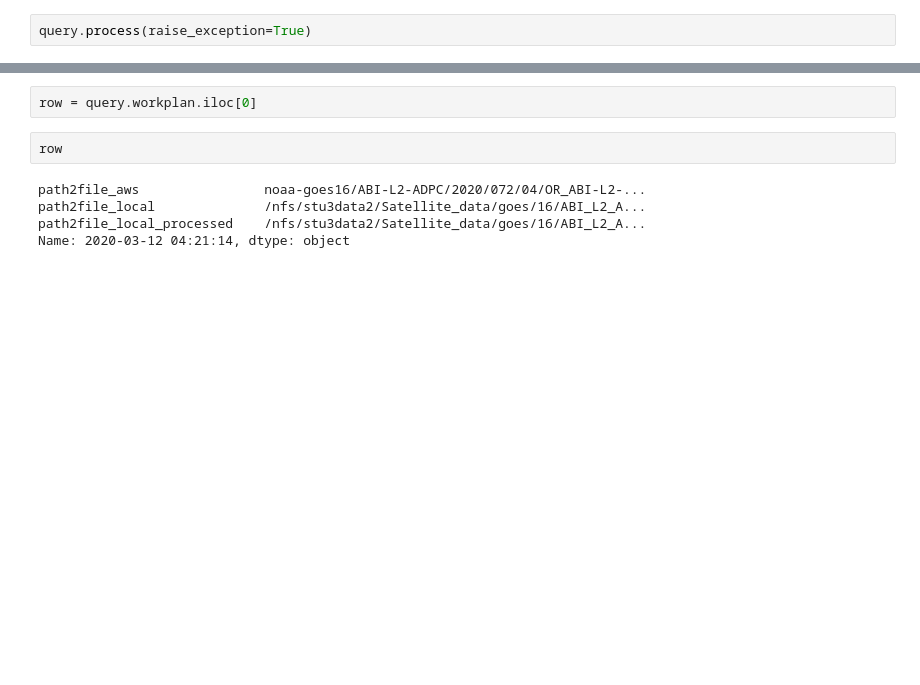
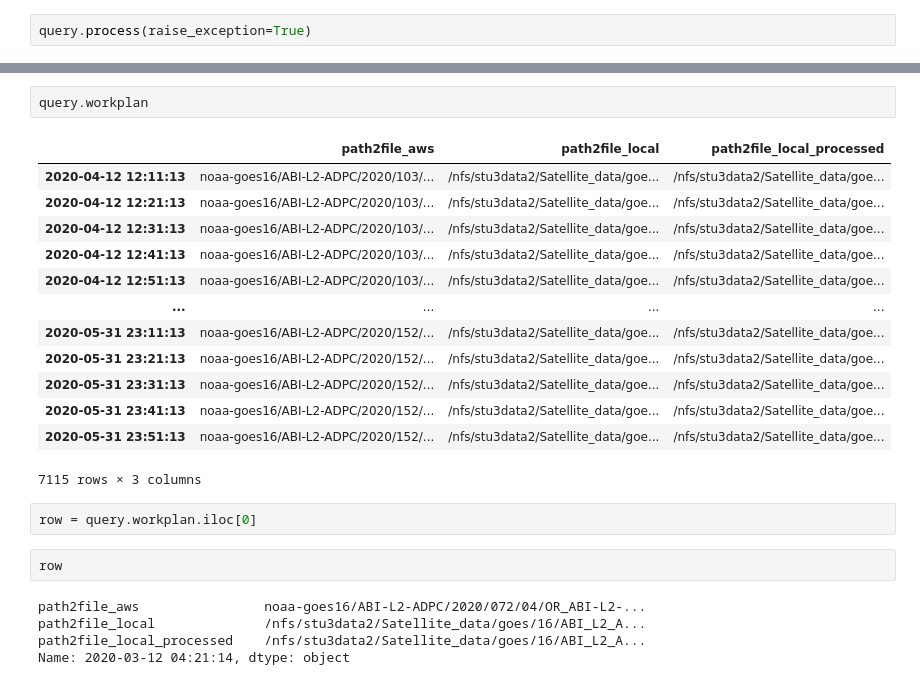
Before and after one commit to hagne/GeoLeoXtract, a Jupyter notebook: examples/ABI_L2_ADP_Aerosol_Detection.ipynb, the cells around one changed output, grey strips where cells are left out. Cells and saved outputs as stored; diff of their text form; blank space fills up the shorter version.

```diff
--- a/examples/ABI_L2_ADP_Aerosol_Detection.ipynb
+++ b/examples/ABI_L2_ADP_Aerosol_Detection.ipynb
@@ -257,3 +287,19 @@ query.process(raise_exception=True)
+# %%
+query.workplan
+# %% [output]
+|  | path2file_aws | path2file_local | path2file_local_processed |
+| 2020-04-12 12:11:13 | noaa-goes16/ABI-L2-ADPC/2020/103/... | /nfs/stu3data2/Satellite_data/goe... | /nfs/stu3data2/Satellite_data/goe... |
+| 2020-04-12 12:21:13 | noaa-goes16/ABI-L2-ADPC/2020/103/... | /nfs/stu3data2/Satellite_data/goe... | /nfs/stu3data2/Satellite_data/goe... |
+| 2020-04-12 12:31:13 | noaa-goes16/ABI-L2-ADPC/2020/103/... | /nfs/stu3data2/Satellite_data/goe... | /nfs/stu3data2/Satellite_data/goe... |
+| 2020-04-12 12:41:13 | noaa-goes16/ABI-L2-ADPC/2020/103/... | /nfs/stu3data2/Satellite_data/goe... | /nfs/stu3data2/Satellite_data/goe... |
+| 2020-04-12 12:51:13 | noaa-goes16/ABI-L2-ADPC/2020/103/... | /nfs/stu3data2/Satellite_data/goe... | /nfs/stu3data2/Satellite_data/goe... |
+| ... | ... | ... | ... |
+| 2020-05-31 23:11:13 | noaa-goes16/ABI-L2-ADPC/2020/152/... | /nfs/stu3data2/Satellite_data/goe... | /nfs/stu3data2/Satellite_data/goe... |
+| 2020-05-31 23:21:13 | noaa-goes16/ABI-L2-ADPC/2020/152/... | /nfs/stu3data2/Satellite_data/goe... | /nfs/stu3data2/Satellite_data/goe... |
+| 2020-05-31 23:31:13 | noaa-goes16/ABI-L2-ADPC/2020/152/... | /nfs/stu3data2/Satellite_data/goe... | /nfs/stu3data2/Satellite_data/goe... |
+| 2020-05-31 23:41:13 | noaa-goes16/ABI-L2-ADPC/2020/152/... | /nfs/stu3data2/Satellite_data/goe... | /nfs/stu3data2/Satellite_data/goe... |
+| 2020-05-31 23:51:13 | noaa-goes16/ABI-L2-ADPC/2020/152/... | /nfs/stu3data2/Satellite_data/goe... | /nfs/stu3data2/Satellite_data/goe... |
+7115 rows × 3 columns
 # %%
 row = query.workplan.iloc[0]
 # %%
```
Also changed, not shown: parts of 6 cells of this notebook, 4 other files.
